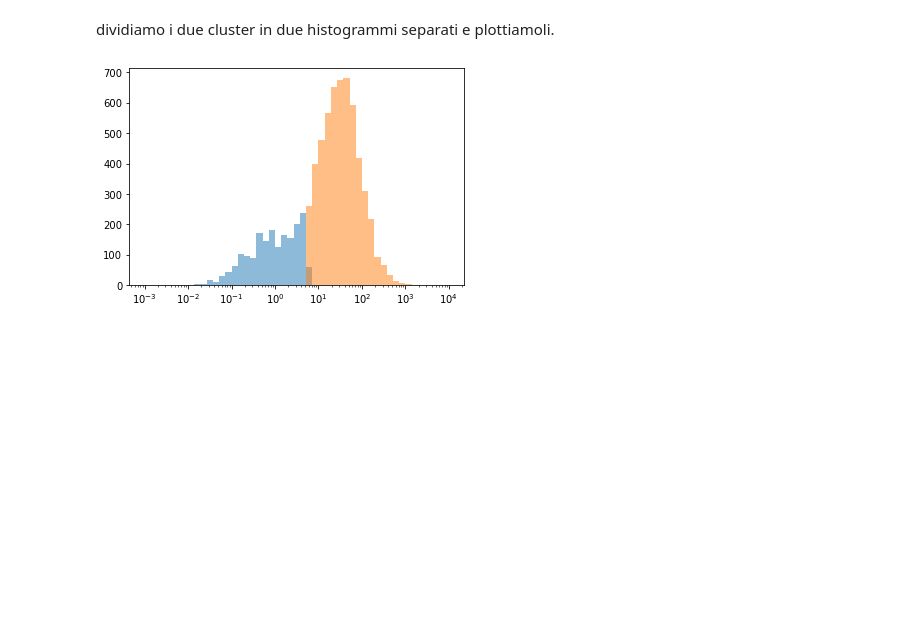
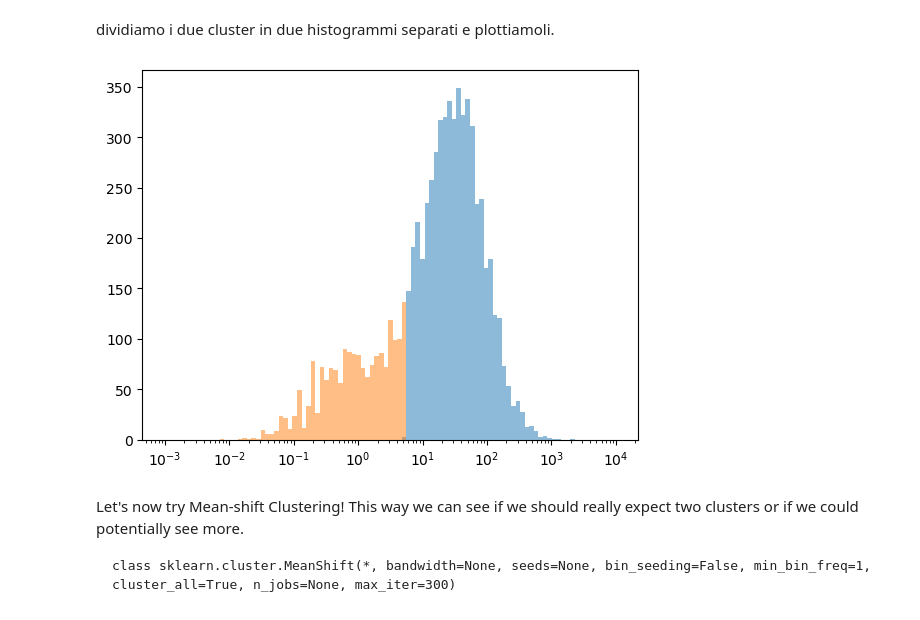
Before and after one commit to lisam10/astrostatistics_bicocca_2024, a Jupyter notebook: working/W14.ipynb, the cells around one changed output. Cells and saved outputs as stored; diff of their text form; code cells hidden in the pictures; blank space fills up the shorter version.

```diff
--- a/working/W14.ipynb
+++ b/working/W14.ipynb
@@ -120,9 +120,13 @@ for i in range(len(T90_best)):
 c1 = np.array(c1)
 c2 = np.array(c2)
 # %%
-plt.hist(c1, np.logspace(-3, 4), alpha = 0.5)
-plt.hist(c2, np.logspace(-3, 4), alpha = 0.5)
+plt.hist(c1, np.logspace(-3, 4, 100), alpha = 0.5)
+plt.hist(c2, np.logspace(-3, 4, 100), alpha = 0.5)
 plt.semilogx()
 plt.show()
 # %% [output]
-[figure, old version]
+[figure, new version]
+# %% [markdown]
+Let's now try Mean-shift Clustering! This way we can see if we should really expect two clusters or if we could potentially see more.
+
+    class sklearn.cluster.MeanShift(*, bandwidth=None, seeds=None, bin_seeding=False, min_bin_freq=1, cluster_all=True, n_jobs=None, max_iter=300)
```
Also changed, not shown: parts of 6 cells of this notebook, 1 other file.
